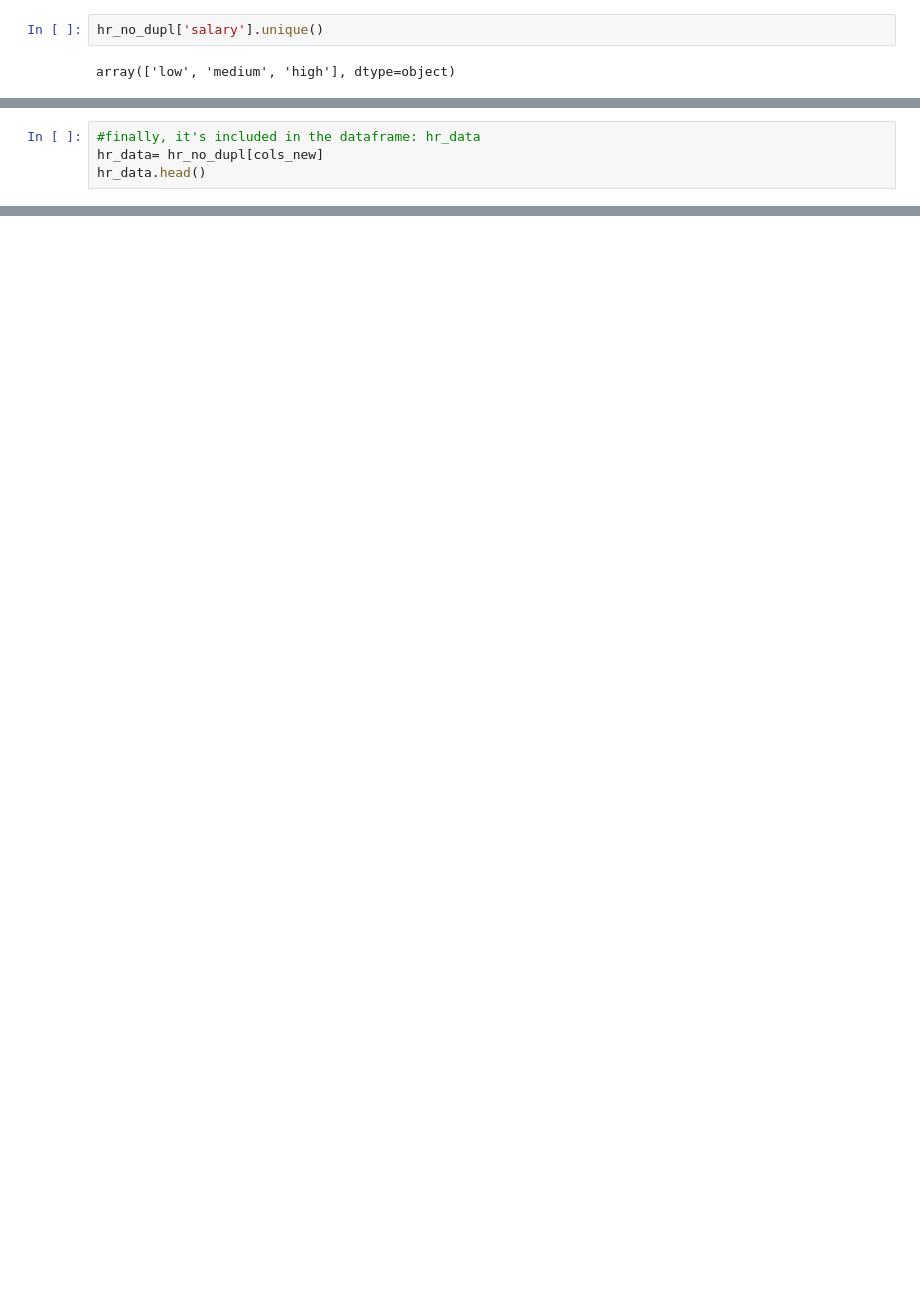
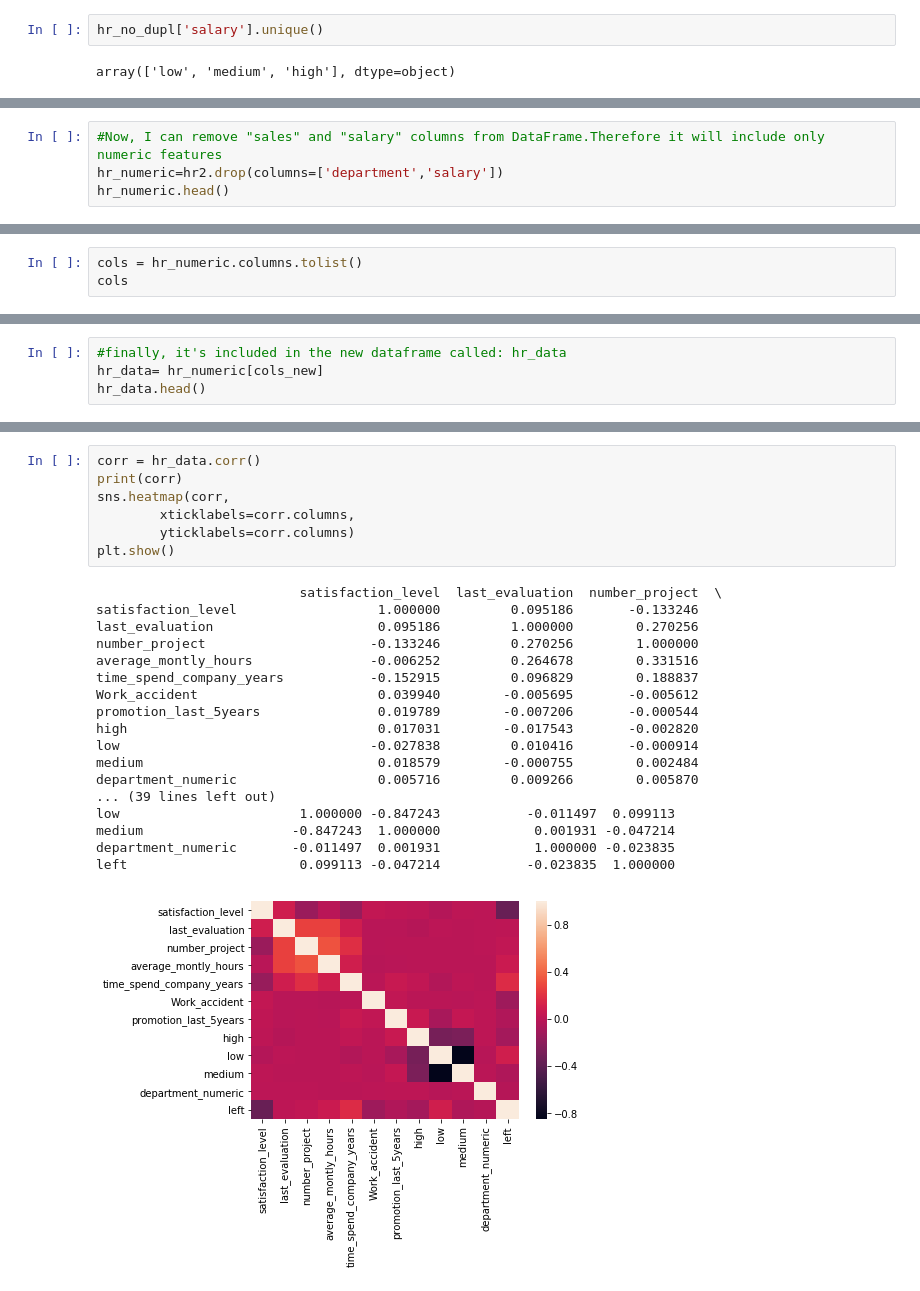
Before and after one commit to MariaGamero/TFM-ReasonsforEmployeeTurnover, a Jupyter notebook: Employee_retention.ipynb, the cells around one changed output, grey strips where cells are left out. Saved outputs shown, nothing was run; the diff lists cells and outputs as text; blank space fills up the shorter version.

```diff
--- a/Employee_retention.ipynb
+++ b/Employee_retention.ipynb
@@ -198,0 +267,4 @@ See the caveats in the documentation: http://pandas.pydata.org/pandas-docs/stabl
+# %%
+#Now, I can remove "sales" and "salary" columns from DataFrame.Therefore it will include only numeric features
+hr_numeric=hr2.drop(columns=['department','salary'])
+hr_numeric.head()
@@ -198,0 +280,3 @@ See the caveats in the documentation: http://pandas.pydata.org/pandas-docs/stabl
+# %%
+cols = hr_numeric.columns.tolist()
+cols
@@ -198,0 +313,4 @@ See the caveats in the documentation: http://pandas.pydata.org/pandas-docs/stabl
+# %%
+#finally, it's included in the new dataframe called: hr_data
+hr_data= hr_numeric[cols_new]
+hr_data.head()
@@ -257,4 +344,0 @@ cols_new
-# %%
-#finally, it's included in the dataframe: hr_data
-hr_data= hr_no_dupl[cols_new]
-hr_data.head()
@@ -269,0 +347,26 @@ hr_data.head()
+# %%
+corr = hr_data.corr()
+print(corr)
+sns.heatmap(corr,
+        xticklabels=corr.columns,
+        yticklabels=corr.columns)
+plt.show()
+# %% [output]
+                          satisfaction_level  last_evaluation  number_project  \
+satisfaction_level                  1.000000         0.095186       -0.133246
+last_evaluation                     0.095186         1.000000        0.270256
+number_project                     -0.133246         0.270256        1.000000
+average_montly_hours               -0.006252         0.264678        0.331516
+time_spend_company_years           -0.152915         0.096829        0.188837
+Work_accident                       0.039940        -0.005695       -0.005612
+promotion_last_5years               0.019789        -0.007206       -0.000544
+high                                0.017031        -0.017543       -0.002820
+low                                -0.027838         0.010416       -0.000914
+medium                              0.018579        -0.000755        0.002484
+department_numeric                  0.005716         0.009266        0.005870
+... (39 lines left out)
+low                       1.000000 -0.847243           -0.011497  0.099113
+medium                   -0.847243  1.000000            0.001931 -0.047214
+department_numeric       -0.011497  0.001931            1.000000 -0.023835
+left                      0.099113 -0.047214           -0.023835  1.000000
+[figure, added]
```
Also changed, not shown: parts of 31 cells of this notebook.
